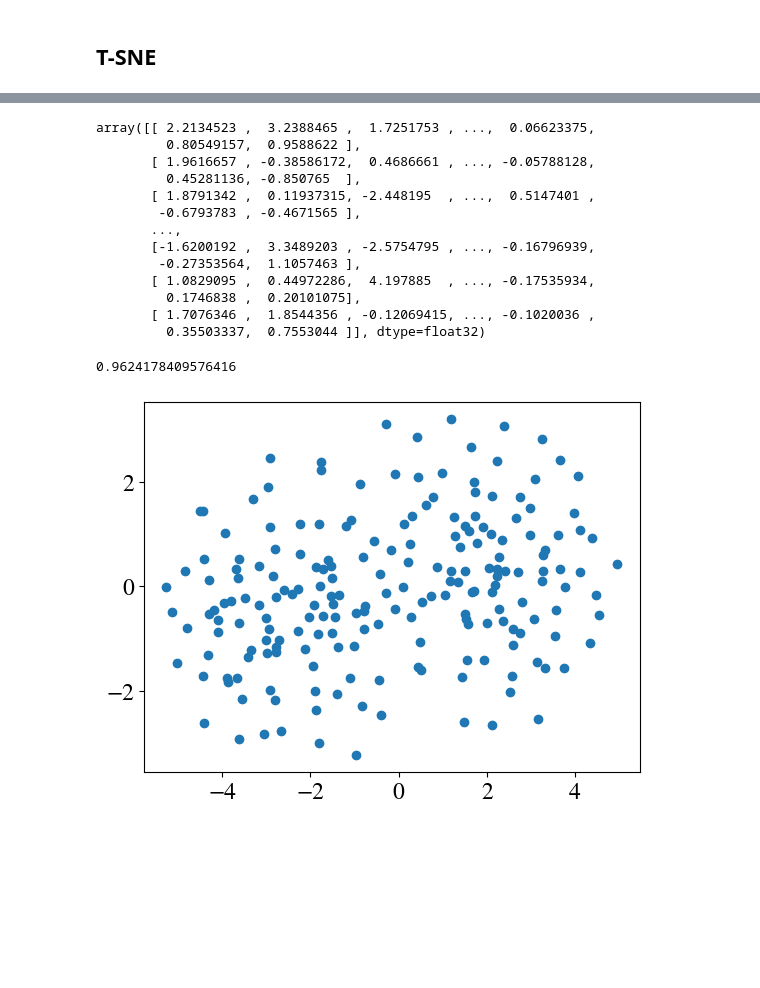
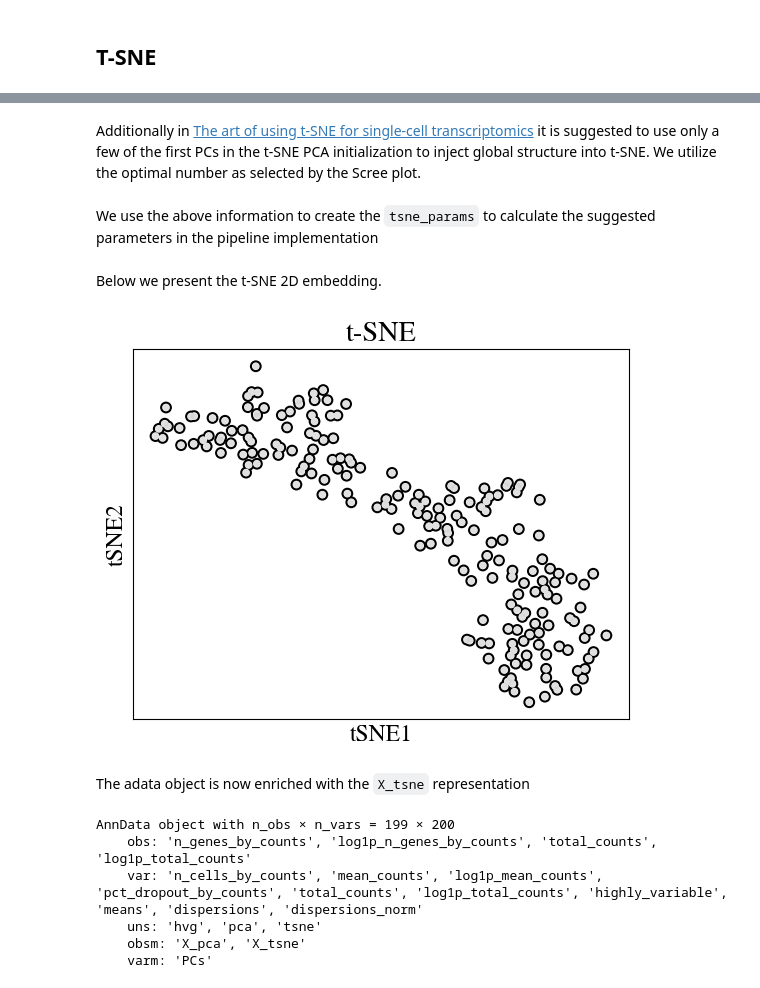
Before and after one commit to KyriakosPsa/scGmix-ML-pipeline, a Jupyter notebook: dimreduction.ipynb, the cells around one changed output, grey strips where cells are left out. Cells and saved outputs as stored; diff of their text form; code cells hidden in the pictures; blank space fills up the shorter version.

Commit message:
Added TSNE

```diff
--- a/dimreduction.ipynb
+++ b/dimreduction.ipynb
@@ -142,25 +159,36 @@ Kaiser's Threshold keeps:  26 PCs
+# %% [markdown]
+Additionally in [The art of using t-SNE for single-cell transcriptomics](https://www.nature.com/articles/s41467-019-13056-x#Sec2) it is suggested to use only a few of the first PCs in the t-SNE PCA initialization to inject global structure into t-SNE. We utilize the optimal number as selected by the Scree plot.
+# %% [markdown]
+We use the above information to create the `tsne_params` to calculate the suggested parameters in the pipeline implementation
+# %%
+def tsne_params(datasize):
+  n = datasize/100
+  if n/100 > 30:
+    perplexity = 30 + n/100
+  else:
+    perplexity = 30
+  if datasize > 200:
+    learning_rate = datasize/12
+  else:
+    learning_rate = 200
+  return learning_rate, perplexity
+# %% [markdown]
+Below we present the t-SNE 2D embedding.
+# %%
+learning_rate, perplexity = tsne_params(adata.X.shape[0])
+sc.tl.tsne(adata, n_pcs = knee, perplexity = perplexity, early_exaggeration=12, learning_rate = learning_rate, random_state=30, use_fast_tsne=False)
+sc.pl.tsne(adata,add_outline = True, size = 100,title = "t-SNE")
+plt.show()
+# %% [output]
+[figure, added]
+# %% [markdown]
+The adata object is now enriched with the `X_tsne` representation
 # %%
-adata.obsm['X_pca']
+adata
 # %% [output]
-array([[ 2.2134523 ,  3.2388465 ,  1.7251753 , ...,  0.06623375,
-         0.80549157,  0.9588622 ],
-       [ 1.9616657 , -0.38586172,  0.4686661 , ..., -0.05788128,
-         0.45281136, -0.850765  ],
-       [ 1.8791342 ,  0.11937315, -2.448195  , ...,  0.5147401 ,
-        -0.6793783 , -0.4671565 ],
-       ...,
-       [-1.6200192 ,  3.3489203 , -2.5754795 , ..., -0.16796939,
-        -0.27353564,  1.1057463 ],
-       [ 1.0829095 ,  0.44972286,  4.197885  , ..., -0.17535934,
-         0.1746838 ,  0.20101075],
-       [ 1.7076346 ,  1.8544356 , -0.12069415, ..., -0.1020036 ,
-         0.35503337,  0.7553044 ]], dtype=float32)
+AnnData object with n_obs × n_vars = 199 × 200
+    obs: 'n_genes_by_counts', 'log1p_n_genes_by_counts', 'total_counts', 'log1p_total_counts'
+    var: 'n_cells_by_counts', 'mean_counts', 'log1p_mean_counts', 'pct_dropout_by_counts', 'total_counts', 'log1p_total_counts', 'highly_variable', 'means', 'dispersions', 'dispersions_norm'
+    uns: 'hvg', 'pca', 'tsne'
+    obsm: 'X_pca', 'X_tsne'
+    varm: 'PCs'
-# %%
-from sklearn.manifold import TSNE
-tsne = TSNE(n_components=2,perplexity=perplexity, early_exaggeration=12.0, learning_rate=learning_rate, n_iter=5000, n_iter_without_progress=300, min_grad_norm=1e-07, init='pca', verbose=0, random_state=None, method='barnes_hut', angle=0.2)
-X_tsne = tsne.fit_transform(adata.obsm['X_pca'][:,:95])
-plt.scatter(x = X_tsne[:,0],y=X_tsne[:,1])
-tsne.kl_divergence_
-# %% [output]
-0.9624178409576416
-[figure, removed]
```
Also changed, not shown: parts of 21 cells of this notebook.
